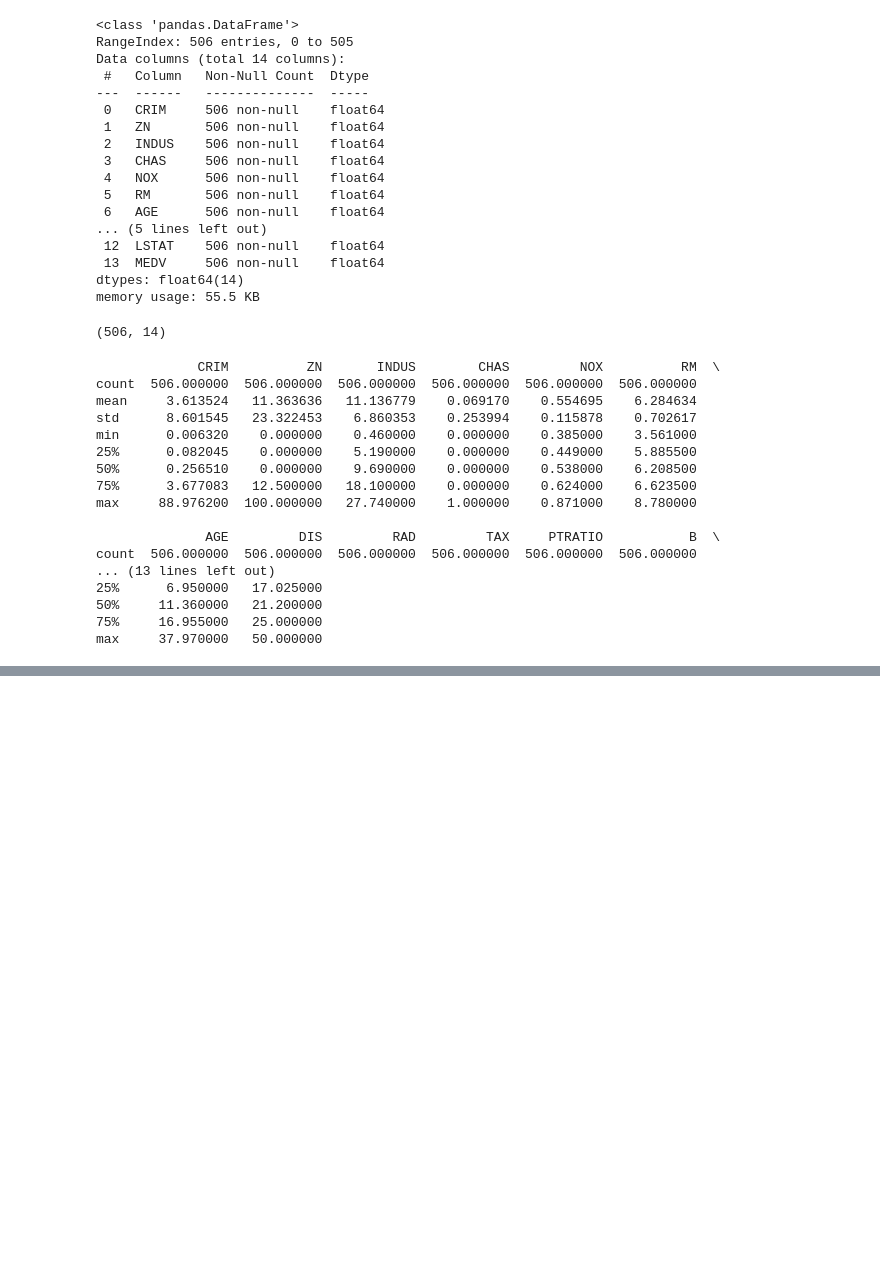
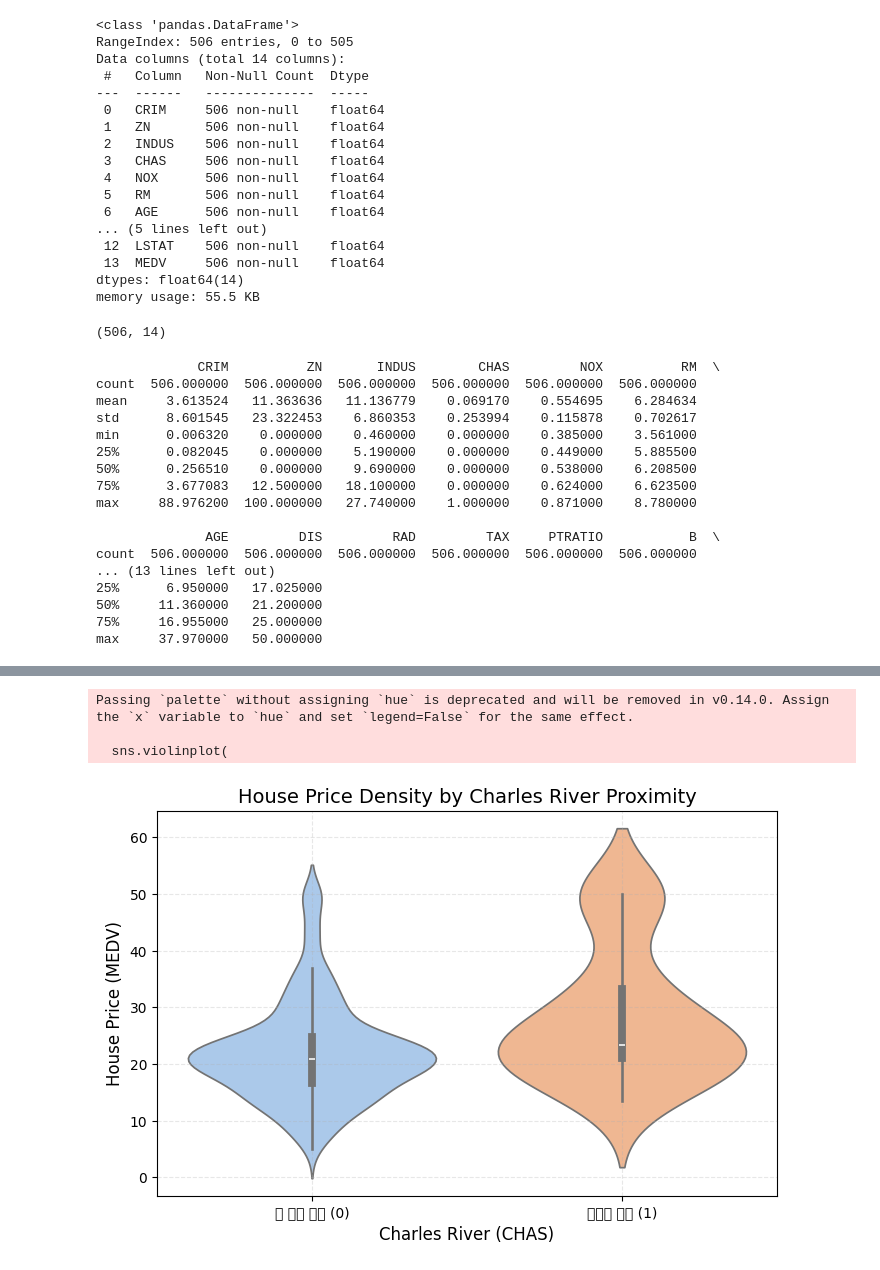
Before and after one commit to hw-coder92/Gwangju-AI-Academy, a Jupyter notebook: 06.EDA-분석/02.프로젝트/01-데이터분석-탐색적분석(EDA).ipynb, the cells around one changed output, grey strips where cells are left out. Cells and saved outputs as stored; diff of their text form; code cells hidden in the pictures; blank space fills up the shorter version.

```diff
--- a/06.EDA-분석/02.프로젝트/01-데이터분석-탐색적분석(EDA).ipynb
+++ b/06.EDA-분석/02.프로젝트/01-데이터분석-탐색적분석(EDA).ipynb
@@ -81,0 +204,30 @@ plt.subplot(1,2,1)
+# %%
+# 강세권과 주택 가격은 연관성이 있는 가?
+
+plt.figure(figsize=(8, 5))
+
+# sns.violinplot으로 데이터의 부피(밀도)까지 시각화
+sns.violinplot(
+    x="CHAS",
+    y="MEDV",
+    data=df_boston,
+    palette="pastel"
+)
+
+plt.xticks([0, 1], ['강 주변 아님 (0)', '찰스강 주변 (1)'])
+plt.title("House Price Density by Charles River Proximity", fontsize=14)
+plt.xlabel("Charles River (CHAS)", fontsize=12)
+plt.ylabel("House Price (MEDV)", fontsize=12)
+plt.grid(True, linestyle="--", alpha=0.3)
+
+plt.show()
+
+# 분석
+
+# 찰스 강 주변의 위치(강세권)가 그렇지 않은 위치보다 전체적으로 위쪽으로 치우쳐있다.
+# 찰스 강 조망 여부는 주택 가격 상승에 유의미한 영향(긍정적)을 미친다고 볼 수 있다.
+# %% [output]
+Passing `palette` without assigning `hue` is deprecated and will be removed in v0.14.0. Assign the `x` variable to `hue` and set `legend=False` for the same effect.
+
+  sns.violinplot(
+[figure, added]
```
Also changed, not shown: parts of 11 cells of this notebook, 5 other files.
